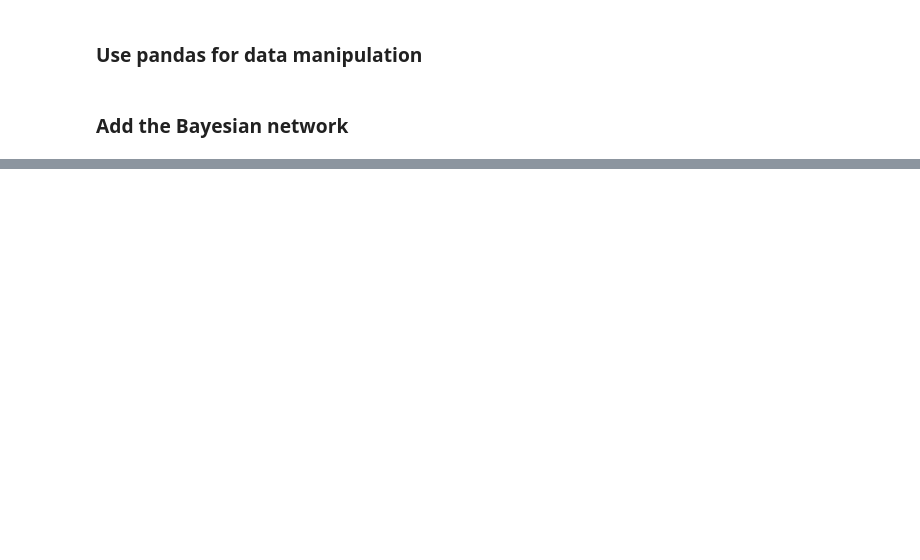
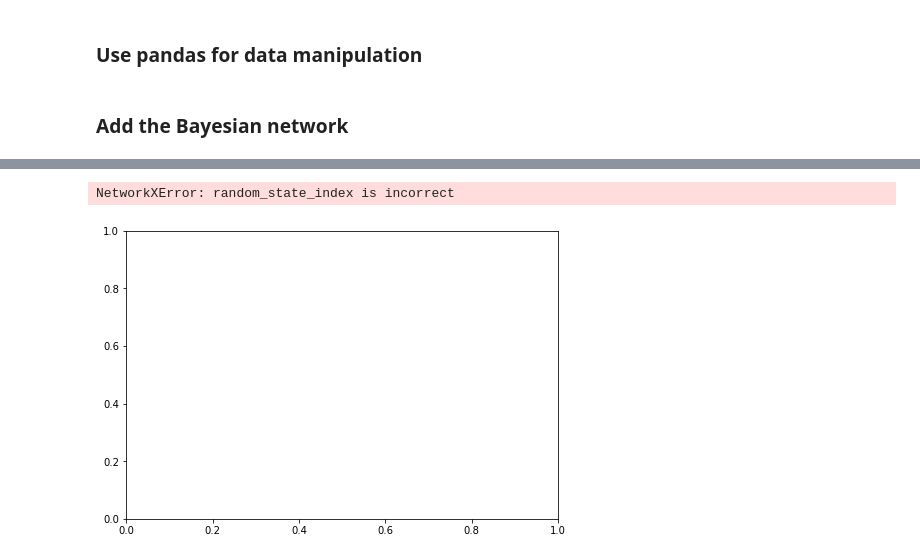
Before and after one commit to hchae0817/final_project, a Jupyter notebook: CSV_1.ipynb, the cells around one changed output, grey strips where cells are left out. Cells and saved outputs as stored; diff of their text form; code cells hidden in the pictures; blank space fills up the shorter version.

Commit message:
bayesian model

```diff
--- a/CSV_1.ipynb
+++ b/CSV_1.ipynb
@@ -196,4 +203,4 @@ print(cpd_cnt)
 # %%
-cpd_wc = MaximumLikelihoodEstimator(model, dataset).estimate_cpd('weather_code')
-print(cpd_wc)
+cpd_t1 = MaximumLikelihoodEstimator(model, dataset).estimate_cpd('t1')
+print(cpd_t1)
 # %% [output]
@@ -203,0 +224,3 @@ print(model.get_cpds('t1'))
+# %%
+cpd_hum = MaximumLikelihoodEstimator(model, dataset).estimate_cpd('hum')
+print(cpd_hum)
@@ -203,0 +245,3 @@ print(model.get_cpds('t1'))
+# %%
+cpd_windSpeed = MaximumLikelihoodEstimator(model, dataset).estimate_cpd('wind_speed')
+print(cpd_windSpeed)
@@ -203,0 +296,7 @@ print(model.get_cpds('t1'))
+# %%
+# Add CPDs to the network structure
+
+## add the weather code later on ##
+
+#model.add_cpds(cpd_season, cpd_holiday, cpd_weekend, cpd_t1, cpd_hum, cpd_windSpeed, cpd_cnt)
+model.add_cpds(cpd_season,cpd_holiday,cpd_weekend, cpd_t1,cpd_hum, cpd_windSpeed,cpd_cnt)
@@ -203,0 +320,22 @@ print(model.get_cpds('t1'))
+# %%
+# Set options for graph looks
+options = {
+    "font_size": 16,
+    "node_size": 4000,
+    "node_color": "white",
+    "edgecolors": "black",
+    "edge_color": "blue",
+    "linewidths": 5,
+    "width": 5,}
+
+# Generate graph
+nx.draw(model, with_labels=True)
+
+# Update margins and print the graph
+#ax = plt.gca()
+#ax.margins(0.10)
+plt.axis("off")
+plt.show()
+# %% [output]
+NetworkXError: random_state_index is incorrect
+[figure, added]
```
Also changed, not shown: parts of 24 cells of this notebook.
